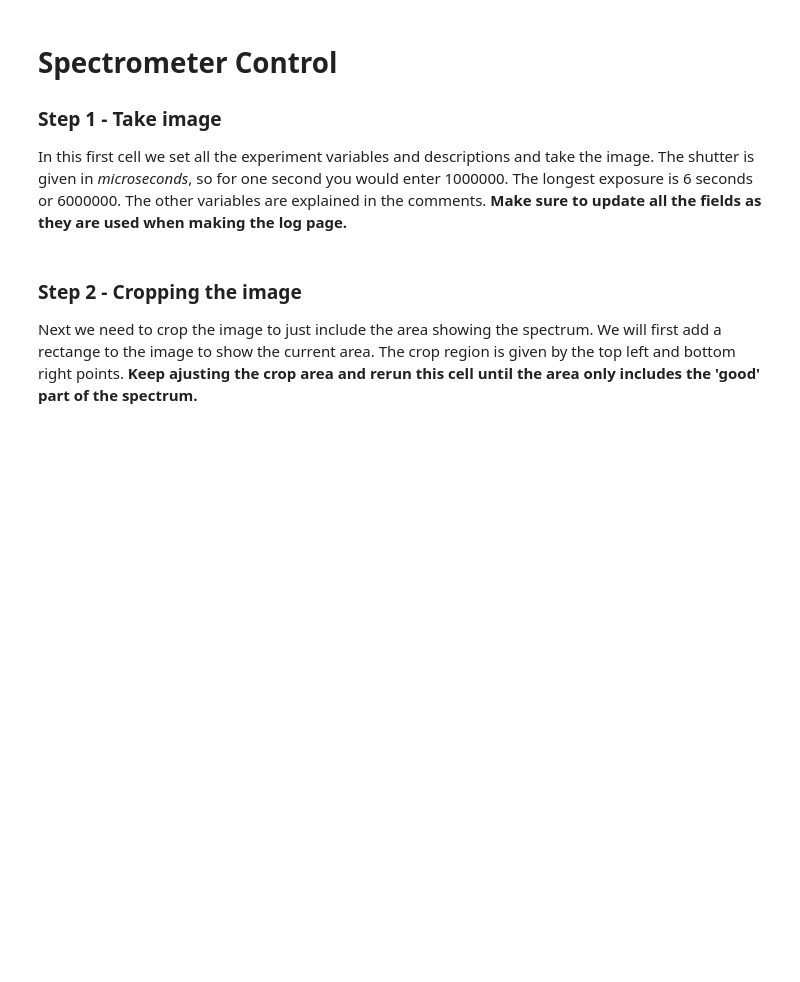
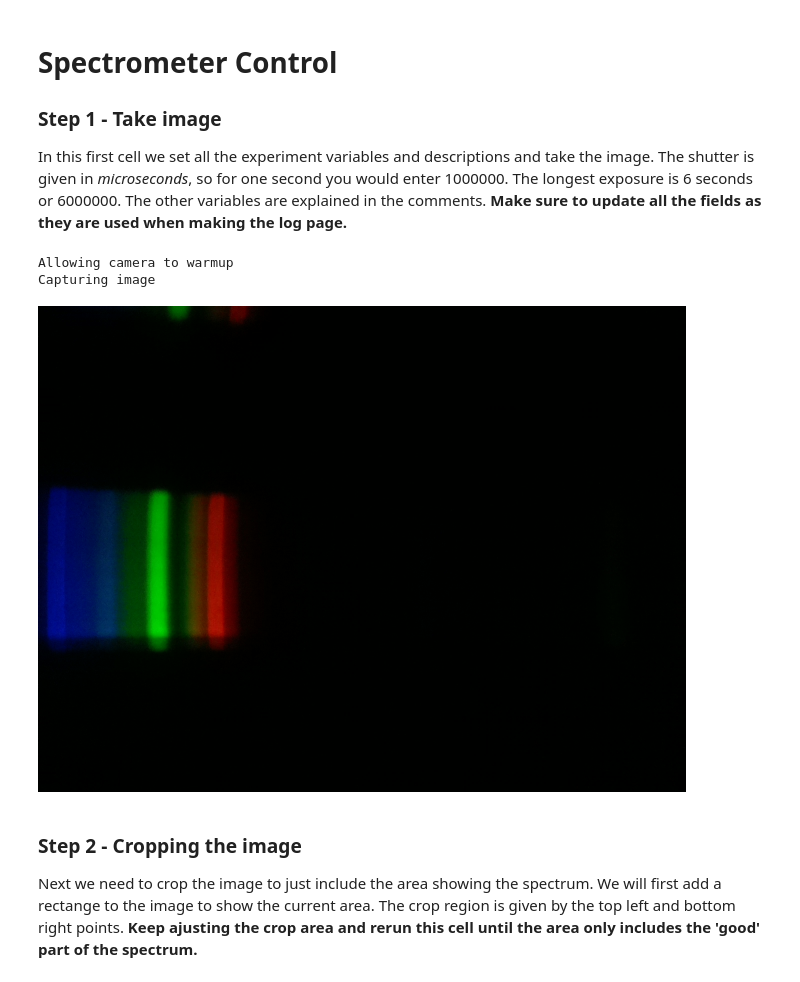
Before and after one commit to orcsgirls/LegoSpectrometer, a Jupyter notebook: SpectrometerControl.ipynb, the cells around one changed output. Saved outputs shown, nothing was run; the diff lists cells and outputs as text; code cells hidden in the pictures; blank space fills up the shorter version.

```diff
--- a/SpectrometerControl.ipynb
+++ b/SpectrometerControl.ipynb
@@ -166,22 +166,25 @@ In this first cell we set all the experiment variables and descriptions and take
 # %%
 # Change these to match your experiment
 
-lightSource        = "Incandescent light bulb"
+lightSource        = "CFL bulb"
 scientistName      = "Thomas P"
 transmissionSample = "None"
 experimentNotes    = '''
-This is a test measurement during initial code development.
-Tracing paper used between light and entrance slit.
+Demo in class.
 Large slit used.
 '''
 measurementTaken = strftime("%Y%m%d-%H%M%S")
 
 # Exposure time
 shutter = 50000
 
 # Take the image, save and display
 raw = takePicture(shutter)
 raw
+# %% [output]
+Allowing camera to warmup
+Capturing image
+[figure, added]
 # %% [markdown]
 ### Step 2 - Cropping the image
 
```
Also changed, not shown: parts of 6 cells of this notebook, 6 other files.
